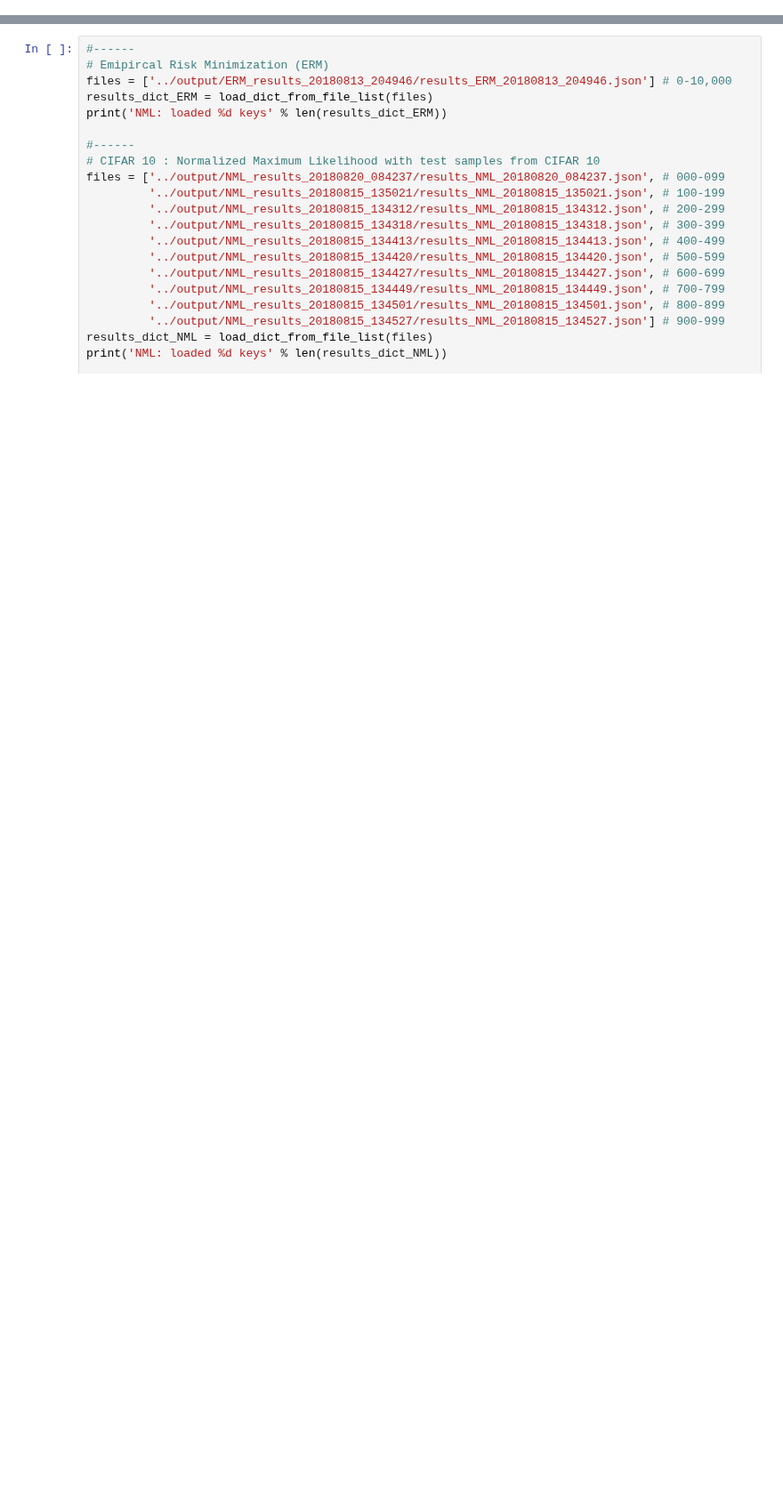
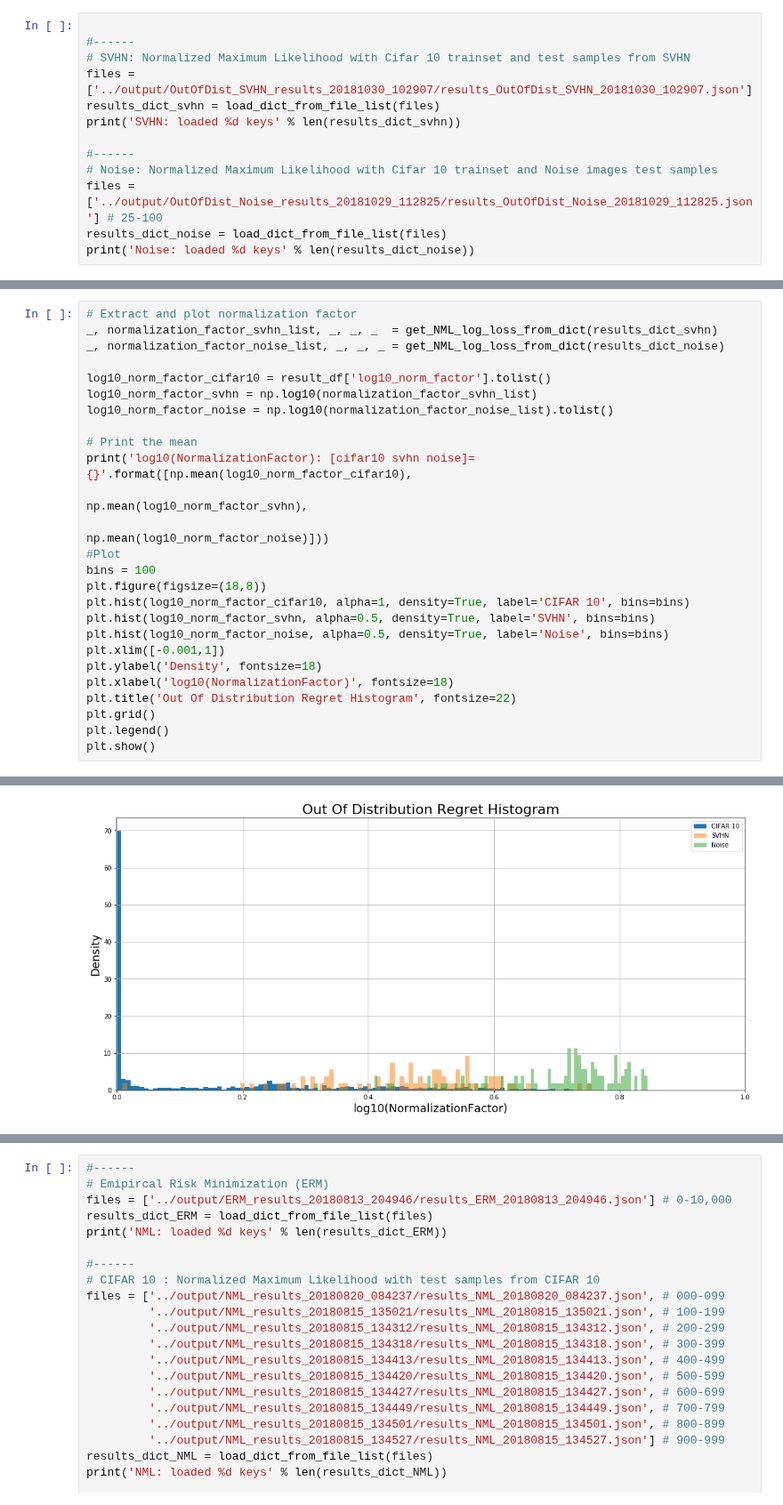
Before and after one commit to kobybibas/deep_pnml_experiments, a Jupyter notebook: src/analyze_results.ipynb, the cells around one changed output, grey strips where cells are left out. Shown at 89% size. Cells and saved outputs as stored; diff of their text form; blank space fills up the shorter version.

```diff
--- a/src/analyze_results.ipynb
+++ b/src/analyze_results.ipynb
@@ -17,0 +131,13 @@ def load_dict_from_file_list(files):
+# %%
+
+#------
+# SVHN: Normalized Maximum Likelihood with Cifar 10 trainset and test samples from SVHN
+files = ['../output/OutOfDist_SVHN_results_20181030_102907/results_OutOfDist_SVHN_20181030_102907.json']
+results_dict_svhn = load_dict_from_file_list(files)
+print('SVHN: loaded %d keys' % len(results_dict_svhn))
+
+#------
+# Noise: Normalized Maximum Likelihood with Cifar 10 trainset and Noise images test samples
+files = ['../output/OutOfDist_Noise_results_20181029_112825/results_OutOfDist_Noise_20181029_112825.json'] # 25-100
+results_dict_noise = load_dict_from_file_list(files)
+print('Noise: loaded %d keys' % len(results_dict_noise))
@@ -17,0 +153,27 @@ def load_dict_from_file_list(files):
+# %%
+# Extract and plot normalization factor
+_, normalization_factor_svhn_list, _, _, _  = get_NML_log_loss_from_dict(results_dict_svhn)
+_, normalization_factor_noise_list, _, _, _ = get_NML_log_loss_from_dict(results_dict_noise)
+
+log10_norm_factor_cifar10 = result_df['log10_norm_factor'].tolist()
+log10_norm_factor_svhn = np.log10(normalization_factor_svhn_list)
+log10_norm_factor_noise = np.log10(normalization_factor_noise_list).tolist()
+
+# Print the mean
+print('log10(NormalizationFactor): [cifar10 svhn noise]={}'.format([np.mean(log10_norm_factor_cifar10),
+                                                                    np.mean(log10_norm_factor_svhn),
+                                                                    np.mean(log10_norm_factor_noise)]))
+#Plot
+bins = 100
+plt.figure(figsize=(18,8))
+plt.hist(log10_norm_factor_cifar10, alpha=1, density=True, label='CIFAR 10', bins=bins)
+plt.hist(log10_norm_factor_svhn, alpha=0.5, density=True, label='SVHN', bins=bins)
+plt.hist(log10_norm_factor_noise, alpha=0.5, density=True, label='Noise', bins=bins)
+plt.xlim([-0.001,1])
+plt.ylabel('Density', fontsize=18)
+plt.xlabel('log10(NormalizationFactor)', fontsize=18)
+plt.title('Out Of Distribution Regret Histogram', fontsize=22)
+plt.grid()
+plt.legend()
+plt.show()
+# %% [output]
@@ -17,0 +181 @@ def load_dict_from_file_list(files):
+[figure, added]
```
Also changed, not shown: parts of 47 cells of this notebook, 2 other files.
